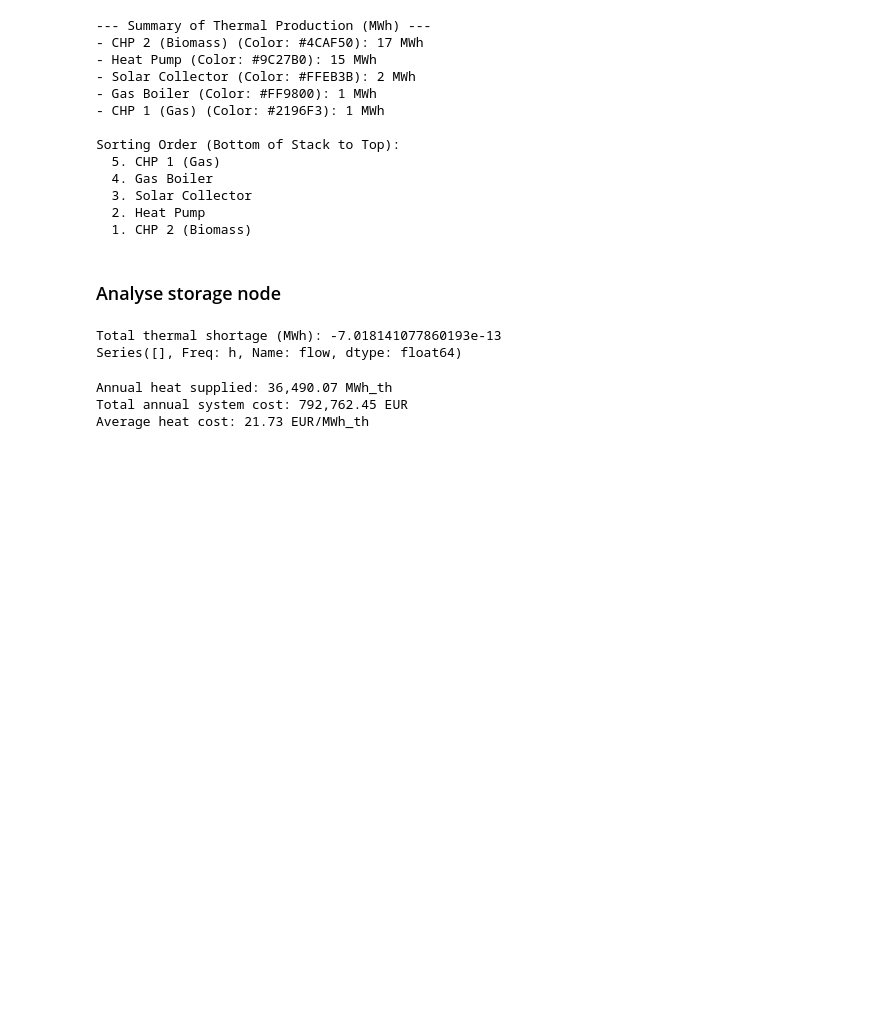
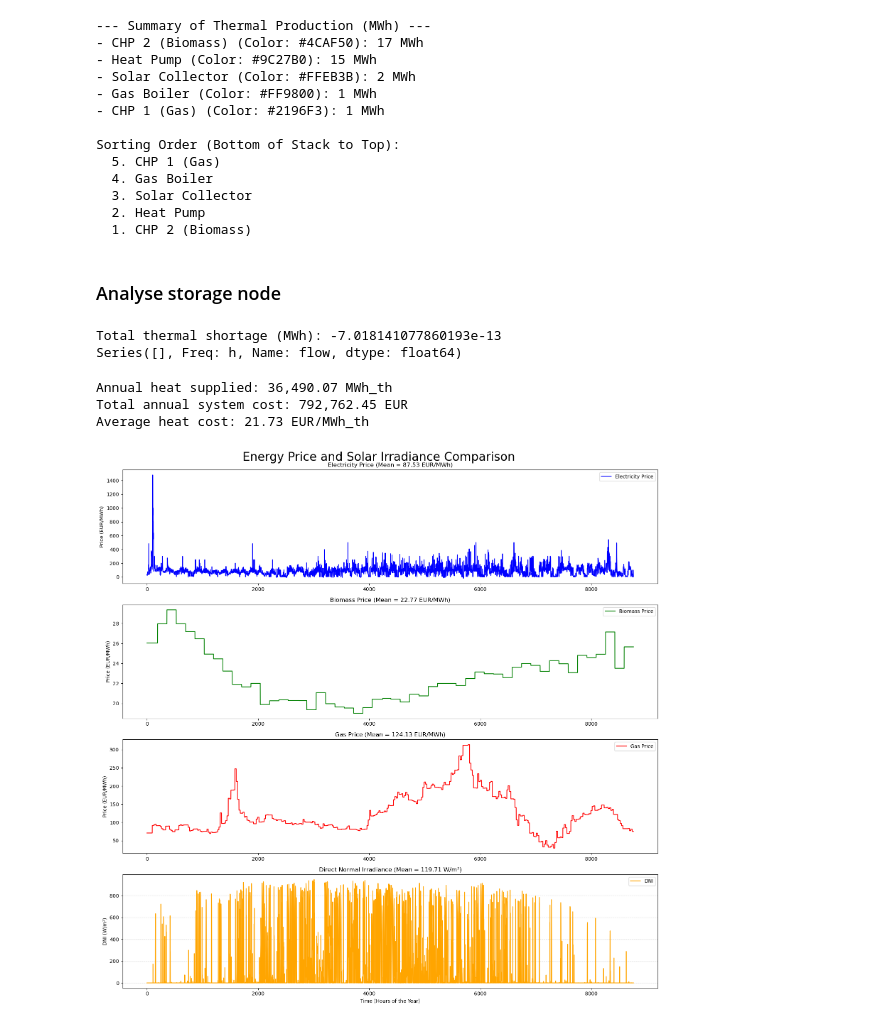
Before and after one commit to Jekblade/DistrictHeating_project, a Jupyter notebook: 3. Dispatch optimization_changing price.ipynb, the cells around one changed output. Cells and saved outputs as stored; diff of their text form; code cells hidden in the pictures; blank space fills up the shorter version.

```diff
--- a/3. Dispatch optimization_changing price.ipynb
+++ b/3. Dispatch optimization_changing price.ipynb
@@ -1031,3 +799,42 @@ print(f"Average heat cost: {average_heat_cost:,.2f} EUR/MWh_th")
 Annual heat supplied: 36,490.07 MWh_th
 Total annual system cost: 792,762.45 EUR
 Average heat cost: 21.73 EUR/MWh_th
+# %%
+# Plot electricity price, biomass price, gas price, and DNI over time
+# Reload data to ensure we have the correct DataFrame
+data_df = pd.read_csv("STEP_3/inputs/data.csv")
+biomass_df = pd.read_csv("STEP_3/inputs/biomass_price_hourly.csv")
+
+fig, axs = plt.subplots(4, figsize=(16, 16))
+fig.suptitle('Energy Price and Solar Irradiance Comparison', fontsize=24)
+
+# 1. Electricity Price
+axs[0].plot(data_df["electricity_price"], 'blue', label='Electricity Price')
+axs[0].set_title(f'Electricity Price (Mean = {data_df["electricity_price"].mean():.2f} EUR/MWh)')
+axs[0].set_ylabel('Price (EUR/MWh)')
+axs[0].legend()
+
+# 2. Biomass Price
+axs[1].plot(biomass_df["biomass_price"], 'green', label='Biomass Price')
+axs[1].set_title(f'Biomass Price (Mean = {biomass_df["biomass_price"].mean():.2f} EUR/MWh)')
+axs[1].set_ylabel('Price (EUR/MWh)')
+axs[1].legend()
+
+# 3. Gas Price
+axs[2].plot(data_df["gas_price"], 'red', label='Gas Price')
+axs[2].set_title(f'Gas Price (Mean = {data_df["gas_price"].mean():.2f} EUR/MWh)')
+axs[2].set_ylabel('Price (EUR/MWh)')
+axs[2].legend()
+
+# 4. DNI (Direct Normal Irradiance)
+axs[3].plot(irradiance_data["DNI"], 'orange', label='DNI')
+axs[3].set_title(f'Direct Normal Irradiance (Mean = {irradiance_data["DNI"].mean():.2f} W/m²)')
+axs[3].set_ylabel('DNI (W/m²)')
+axs[3].set_xlabel('Time (Hours of the Year)')
+axs[3].legend()
+axs[3].grid(axis='y', linestyle='--', alpha=0.5)
+
+plt.tight_layout()
+plt.show()
+# %% [output]
+[figure, added]
```
Also changed, not shown: parts of 4 cells of this notebook, 4 other files.
